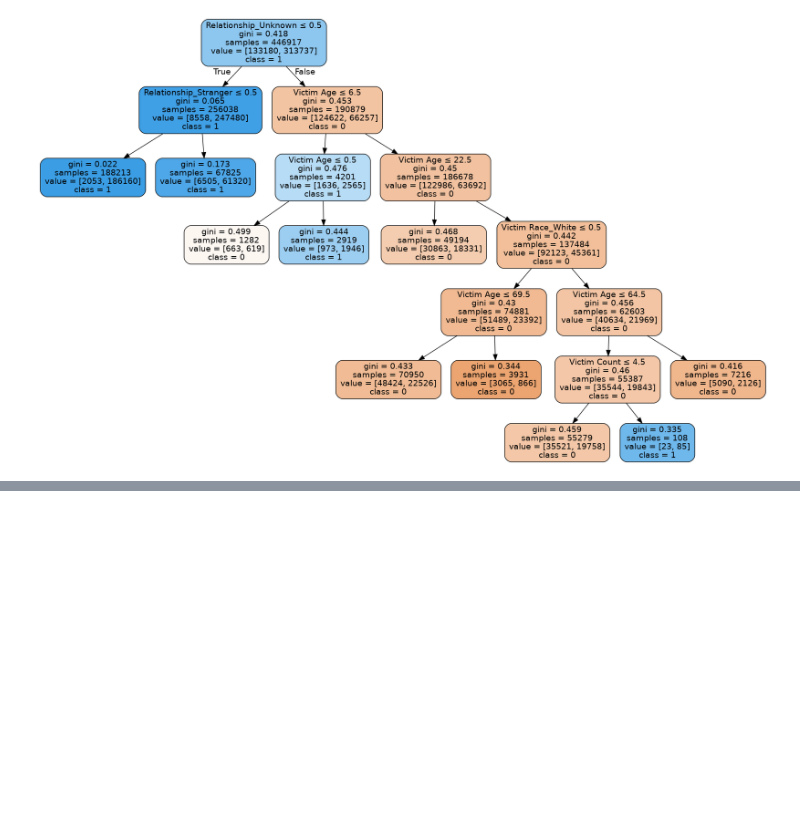
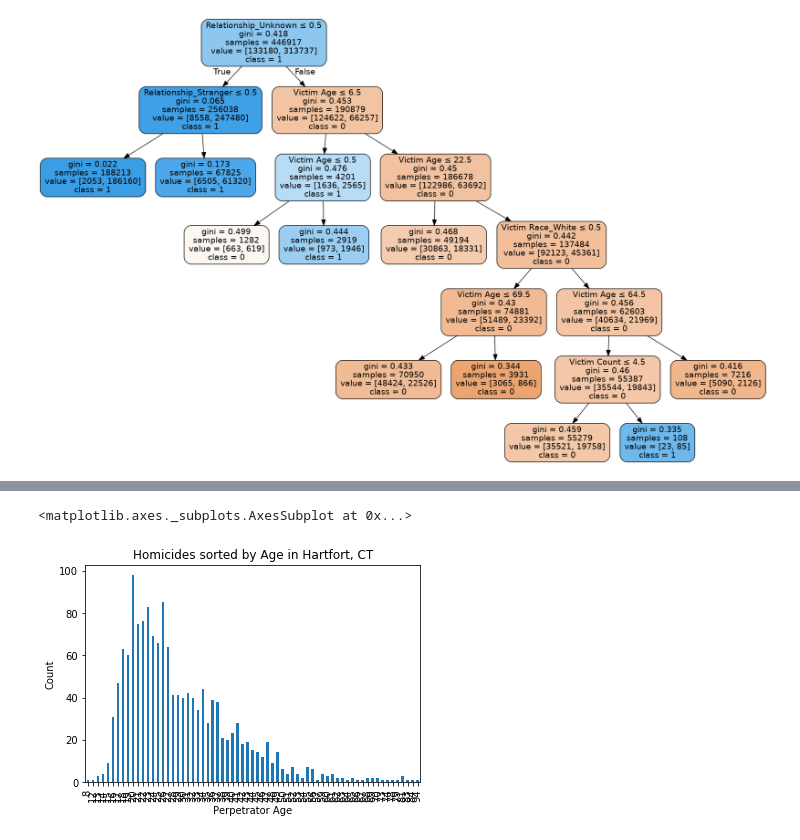
Before and after one commit to Fairfield-University-BA505/final-project-fa2019-red-stags, a Jupyter notebook: Erik_Complete_Report-checkpoint.ipynb, the cells around one changed output, grey strips where cells are left out. Drawn from its saved outputs; the diff is of its cells as text; code cells hidden in the pictures; blank space fills up the shorter version.

```diff
--- a/Erik_Complete_Report-checkpoint.ipynb
+++ b/Erik_Complete_Report-checkpoint.ipynb
@@ -1660,0 +1741,2 @@ Image(graph.create_png())
+# %%
+hartford_subset = data2[data2['City'] == 'Hartford']
@@ -1660,0 +1745,9 @@ Image(graph.create_png())
+# %%
+hartford_subset_oldvsyoung = hartford_subset['Perpetrator Count'].groupby(hartford_subset['Perpetrator Age']).sum()
+# %%
+plt.title('Homicides sorted by Age in Hartfort, CT')
+plt.ylabel("Count")
+hartford_subset_oldvsyoung.plot(kind='bar', rot=90, )
+# %% [output]
+<matplotlib.axes._subplots.AxesSubplot at 0x...>
+[figure, added]
```
Also changed, not shown: parts of 15 cells of this notebook.
